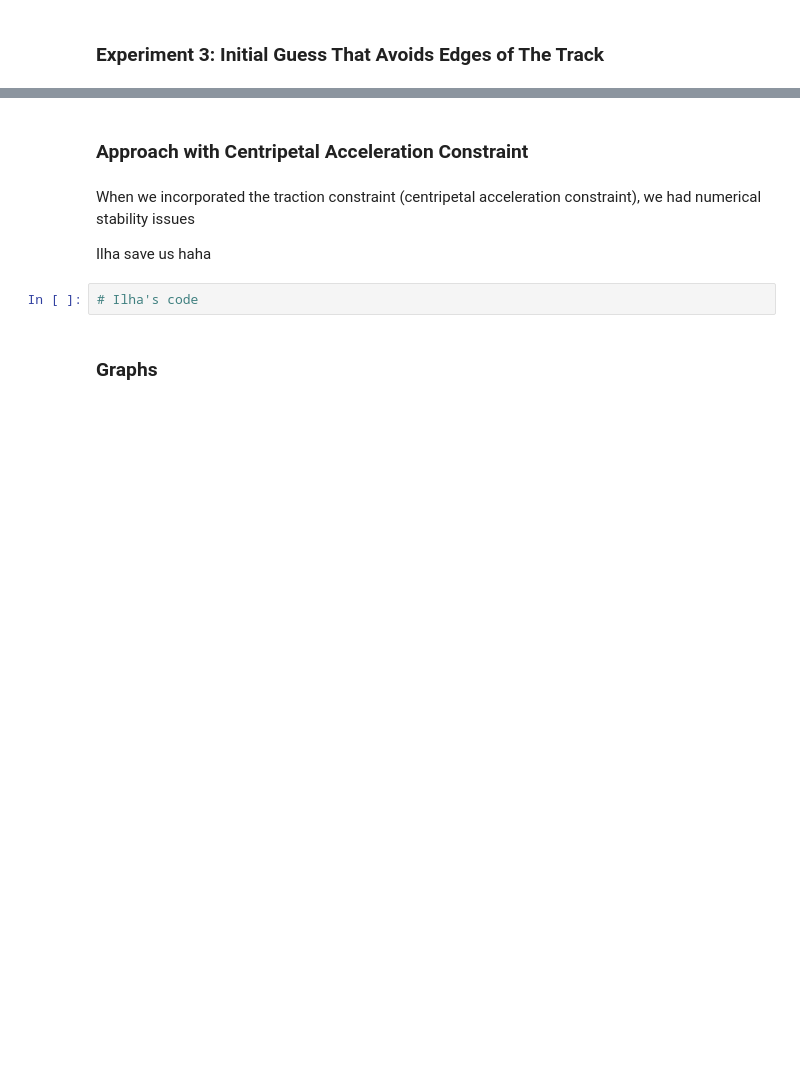
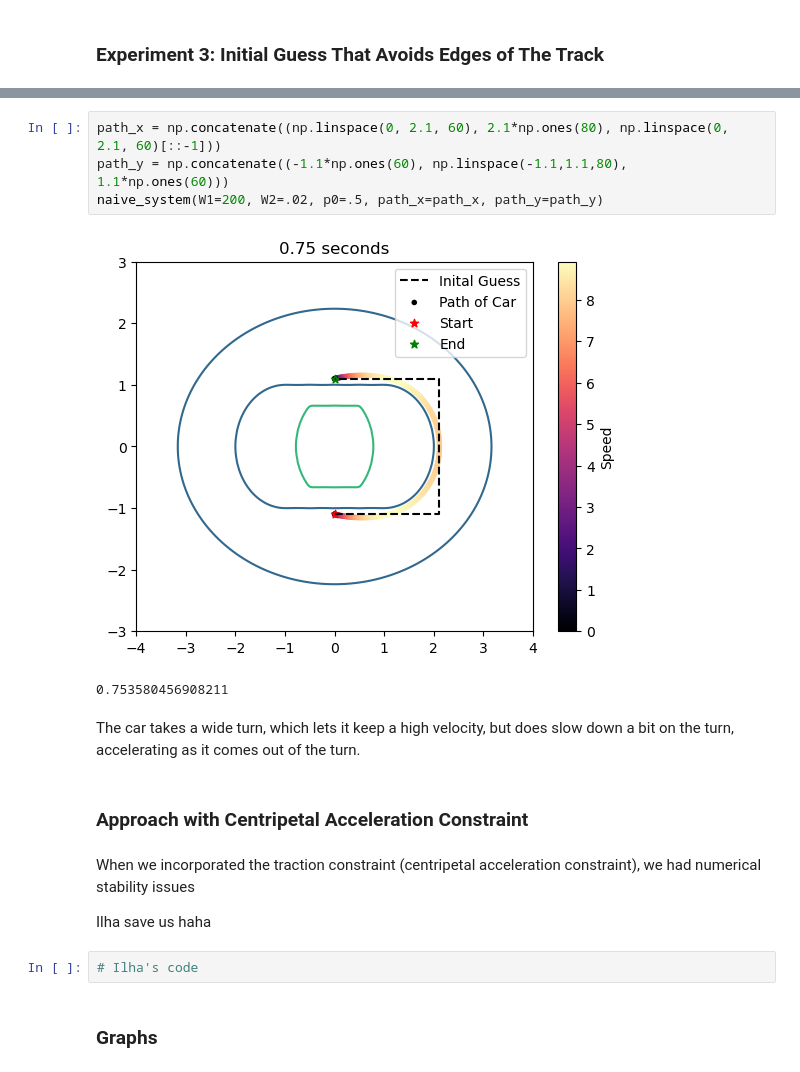
Before and after one commit to GeoDavid1/Vol4Project, a Jupyter notebook: final_write_up.ipynb, the cells around one changed output, grey strips where cells are left out. Drawn from its saved outputs; the diff is of its cells as text; blank space fills up the shorter version.

```diff
--- a/final_write_up.ipynb
+++ b/final_write_up.ipynb
@@ -212,3 +216,12 @@ naive_system()
+# %%
+path_x = np.concatenate((np.linspace(0, 2.1, 60), 2.1*np.ones(80), np.linspace(0, 2.1, 60)[::-1]))
+path_y = np.concatenate((-1.1*np.ones(60), np.linspace(-1.1,1.1,80), 1.1*np.ones(60)))
+naive_system(W1=200, W2=.02, p0=.5, path_x=path_x, path_y=path_y)
+# %% [output]
+[figure, added]
+0.753580456908211
+# %% [markdown]
+The car takes a wide turn, which lets it keep a high velocity, but does slow down a bit on the turn, accelerating as it comes out of the turn.
 # %% [markdown]
 ### Approach with Centripetal Acceleration Constraint
 # %% [markdown]
```
Also changed, not shown: parts of 7 cells of this notebook.
